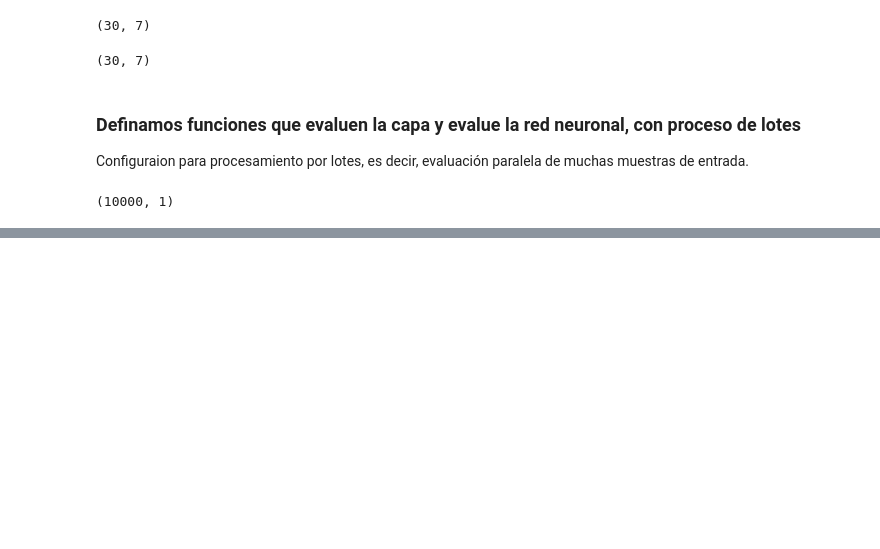
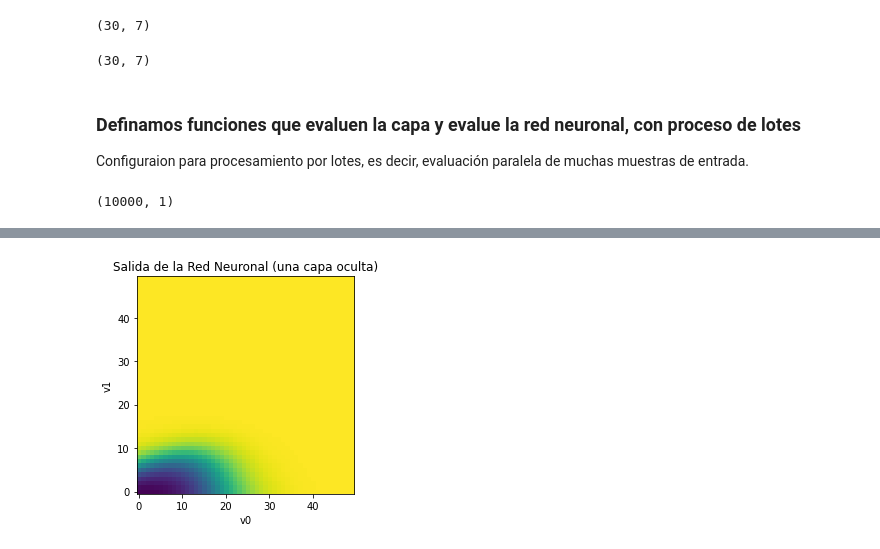
Before and after one commit to Matcraft94/PDEs, a Jupyter notebook: Redes-Neuronales.ipynb, the cells around one changed output, grey strips where cells are left out. Drawn from its saved outputs; the diff is of its cells as text; code cells hidden in the pictures; blank space fills up the shorter version.

```diff
--- a/Redes-Neuronales.ipynb
+++ b/Redes-Neuronales.ipynb
@@ -220,0 +244,8 @@ np.shape(y_out)
+# %%
+batchsize = np.shape(v0flat)[0] # numero de muestras = numero de pixeles
+y_in = np.zeros([batchsize, 2])
+y_in[:, 0] = v0flat # llenamos la primera componente (index 0)
+y_in[:, 1] = v1flat # llenamos la segunda compotente
+# %%
+# aplicamos la red a todas las muetras simmultaneamente
+y_out = apply_net_new(y_in)
@@ -220,0 +256,11 @@ np.shape(y_out)
+# %%
+# transformamos de nuevo en una matriz (image)
+y_2D = np.reshape(y_out[:, 0], [M, M])
+# %%
+plt.imshow(y_2D, origin = 'lower')
+plt.title("Salida de la Red Neuronal (una capa oculta)")
+plt.xlabel("v0")
+plt.ylabel("v1")
+plt.show()
+# %% [output]
+[figure, added]
```
Also changed, not shown: parts of 9 cells of this notebook.
